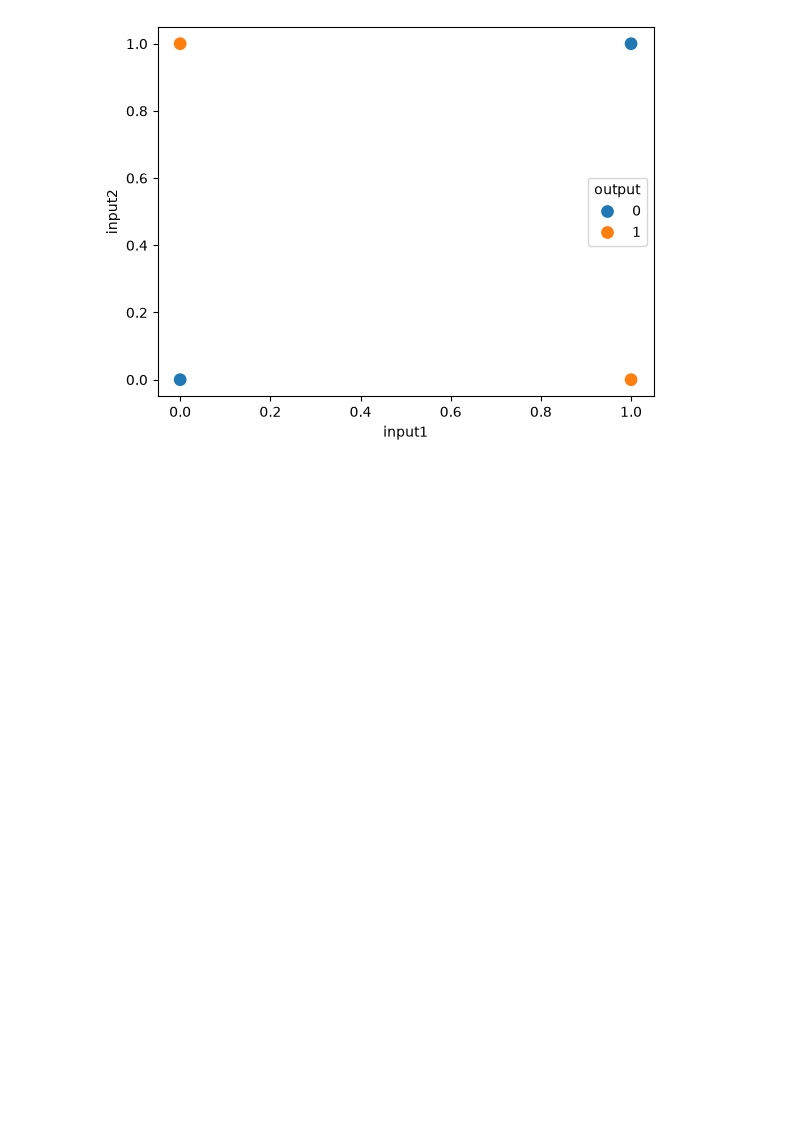
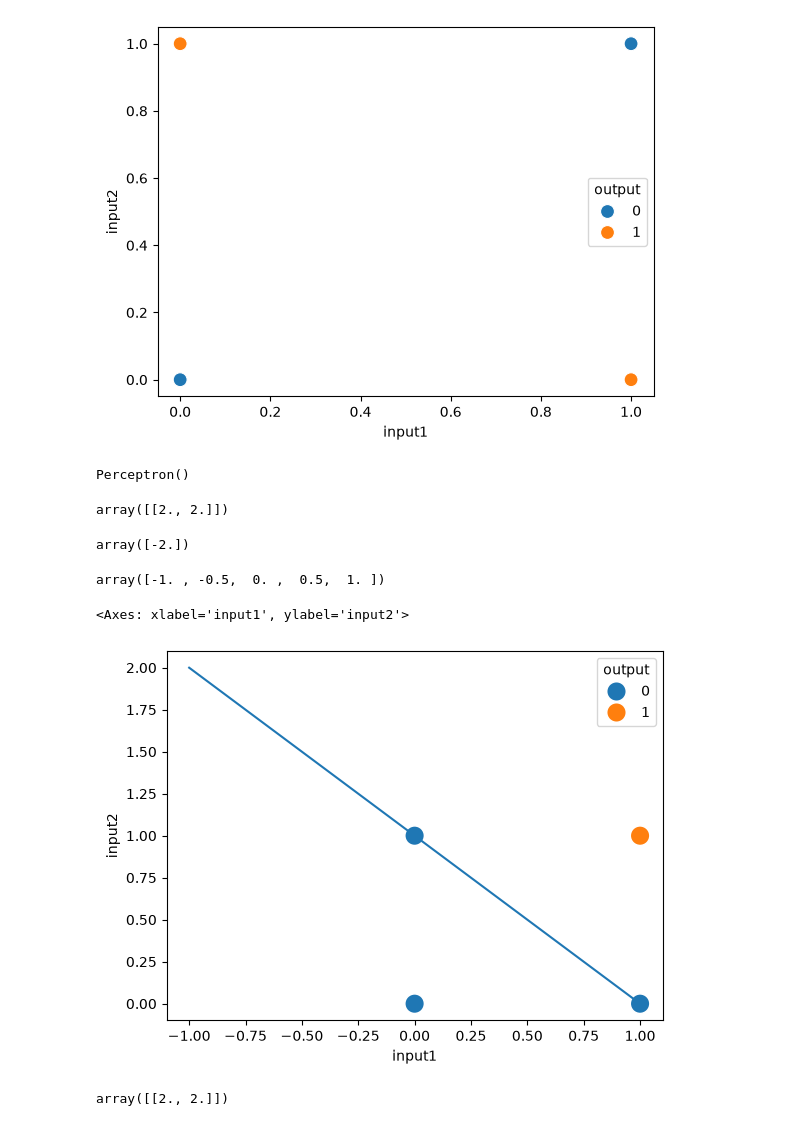
Before and after one commit to RUPESH-YADRAJ/DEEP_LEARNING_WITH_PYTHON, a Jupyter notebook: problem_with_perceptron/problem_preceptron.ipynb, the cells around one changed output. Saved outputs shown, nothing was run; the diff lists cells and outputs as text; code cells hidden in the pictures; blank space fills up the shorter version.

Commit message:
visualization of and_data

```diff
--- a/problem_with_perceptron/problem_preceptron.ipynb
+++ b/problem_with_perceptron/problem_preceptron.ipynb
@@ -62,0 +68,31 @@ sns.scatterplot(x = xor_data['input1'], y = xor_data['input2'], hue = xor_data['
+# %%
+clf1.fit(and_data.iloc[:,0:2].values, and_data.iloc[:,-1].values)
+clf2.fit(or_data.iloc[:,0:2].values, or_data.iloc[:,-1].values)
+clf3.fit(xor_data.iloc[:,0:2].values, xor_data.iloc[:,-1].values)
+# %% [output]
+Perceptron()
+# %%
+clf1.coef_
+# %% [output]
+array([[2., 2.]])
+# %%
+clf1.intercept_
+# %% [output]
+array([-2.])
+# %%
+x = np.linspace(-1,1,5)
+y = -x + 1
+# %%
+x
+# %% [output]
+array([-1. , -0.5,  0. ,  0.5,  1. ])
+# %%
+plt.plot(x,y)
+sns.scatterplot(x = and_data['input1'], y = and_data['input2'], hue = and_data['output'], s = 200)
+# %% [output]
+<Axes: xlabel='input1', ylabel='input2'>
+[figure, added]
+# %%
+clf2.coef_
+# %% [output]
+array([[2., 2.]])
```
Also changed, not shown: parts of 1 cell of this notebook.
